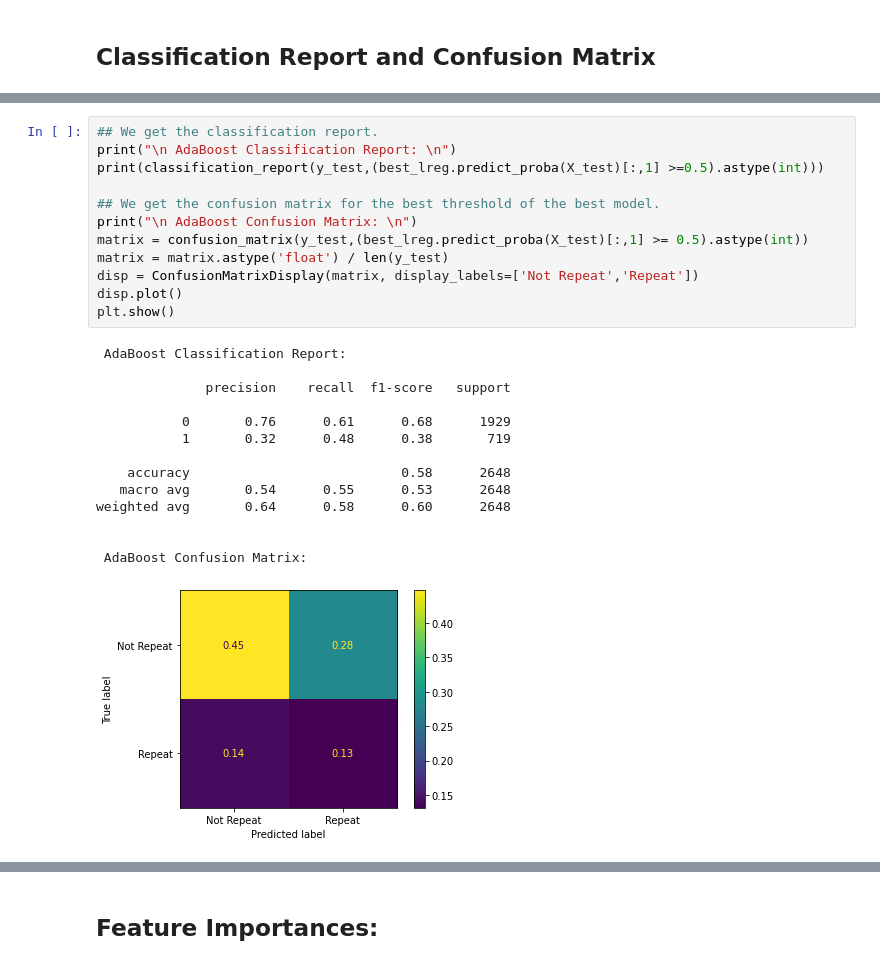
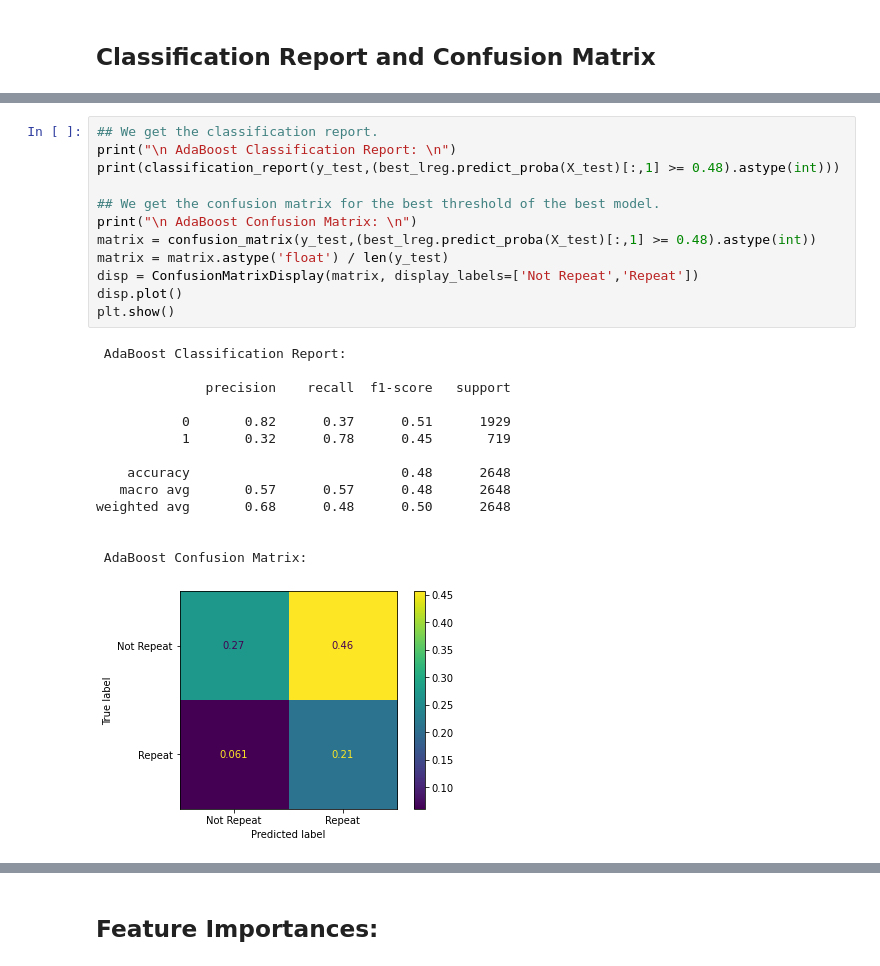
Before and after one commit to benjaminbellman/Shopify_CLTV_Machine_Learning, a Jupyter notebook: 4.Modelling/Classification--Predicting_REPEAT_CUSTOMER_AFTER_FIRST_WEEK/Simplified/Pre-Processing&Modelling-Classification-Resampling-4-Models.ipynb, the cells around one changed output, grey strips where cells are left out. Cells and saved outputs as stored; diff of their text form.

Commit message:
Final Edits Classification Model 4

```diff
--- a/4.Modelling/Classification--Predicting_REPEAT_CUSTOMER_AFTER_FIRST_WEEK/Simplified/Pre-Processing&Modelling-Classification-Resampling-4-Models.ipynb
+++ b/4.Modelling/Classification--Predicting_REPEAT_CUSTOMER_AFTER_FIRST_WEEK/Simplified/Pre-Processing&Modelling-Classification-Resampling-4-Models.ipynb
@@ -723,30 +790,30 @@ weighted avg       0.67      0.51      0.53      2648
 # %%
 ## We get the classification report.
 print("\n AdaBoost Classification Report: \n")
-print(classification_report(y_test,(best_lreg.predict_proba(X_test)[:,1] >=0.5).astype(int)))
+print(classification_report(y_test,(best_lreg.predict_proba(X_test)[:,1] >= 0.48).astype(int)))
 
 ## We get the confusion matrix for the best threshold of the best model.
 print("\n AdaBoost Confusion Matrix: \n")
-matrix = confusion_matrix(y_test,(best_lreg.predict_proba(X_test)[:,1] >= 0.5).astype(int))
+matrix = confusion_matrix(y_test,(best_lreg.predict_proba(X_test)[:,1] >= 0.48).astype(int))
 matrix = matrix.astype('float') / len(y_test)
 disp = ConfusionMatrixDisplay(matrix, display_labels=['Not Repeat','Repeat'])
 disp.plot()
 plt.show()
 # %% [output]
  AdaBoost Classification Report:
 
               precision    recall  f1-score   support
 
-           0       0.76      0.61      0.68      1929
-           1       0.32      0.48      0.38       719
+           0       0.82      0.37      0.51      1929
+           1       0.32      0.78      0.45       719
 
-    accuracy                           0.58      2648
-   macro avg       0.54      0.55      0.53      2648
-weighted avg       0.64      0.58      0.60      2648
+    accuracy                           0.48      2648
+   macro avg       0.57      0.57      0.48      2648
+weighted avg       0.68      0.48      0.50      2648
 
 
  AdaBoost Confusion Matrix:
-[figure, old version]
+[figure, new version]
 # %%
 ## We get the classification report.
 print("\n GBCBoost Classification Report: \n")
```
Also changed, not shown: parts of 12 cells of this notebook, 2 other files.
